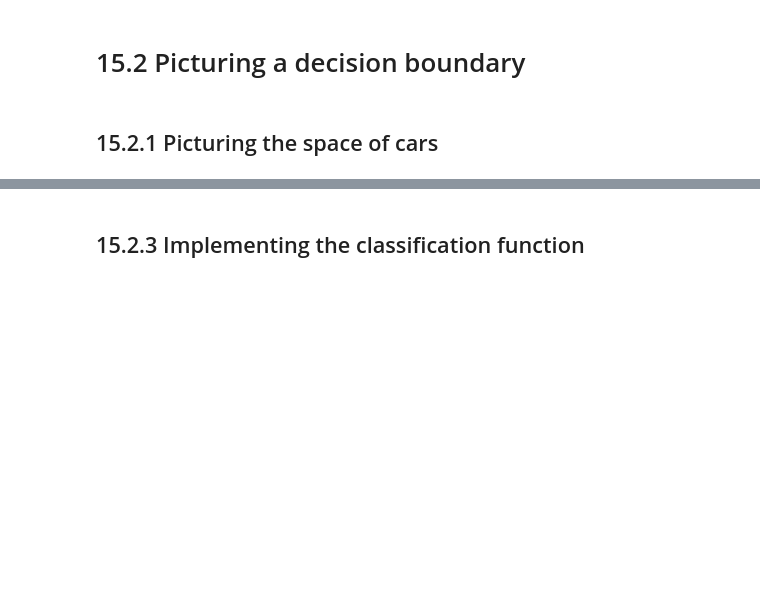
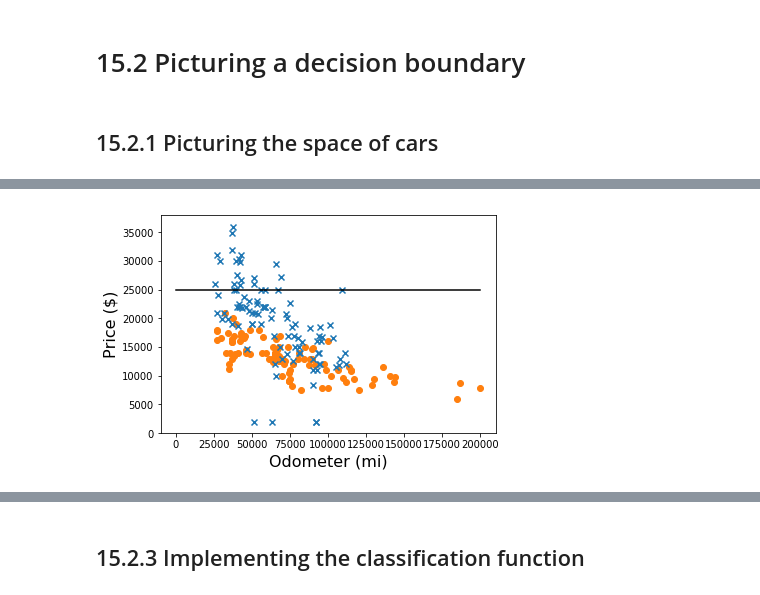
Before and after one commit to orlandpm/Math-for-Programmers, a Jupyter notebook: Chapter 15/figures/Make Figures.ipynb, the cells around one changed output, grey strips where cells are left out. Drawn from its saved outputs; the diff is of its cells as text; code cells hidden in the pictures; blank space fills up the shorter version.

Commit message:
ch15 images

```diff
--- a/Chapter 15/figures/Make Figures.ipynb
+++ b/Chapter 15/figures/Make Figures.ipynb
@@ -162,3 +162,9 @@ plt.savefig('15.2.svg')
+# %%
+plot_data(all_car_data)
+plot_function(lambda x: 25000, 0, 200000, c='k')
+plt.savefig('15.3.svg')
+# %% [output]
+[figure, added]
 # %%
 plot_data(all_car_data)
 plot_function(lambda x: 21000, 0, 200000, c='k')
```
Also changed, not shown: parts of 26 cells of this notebook, 25 other files.
